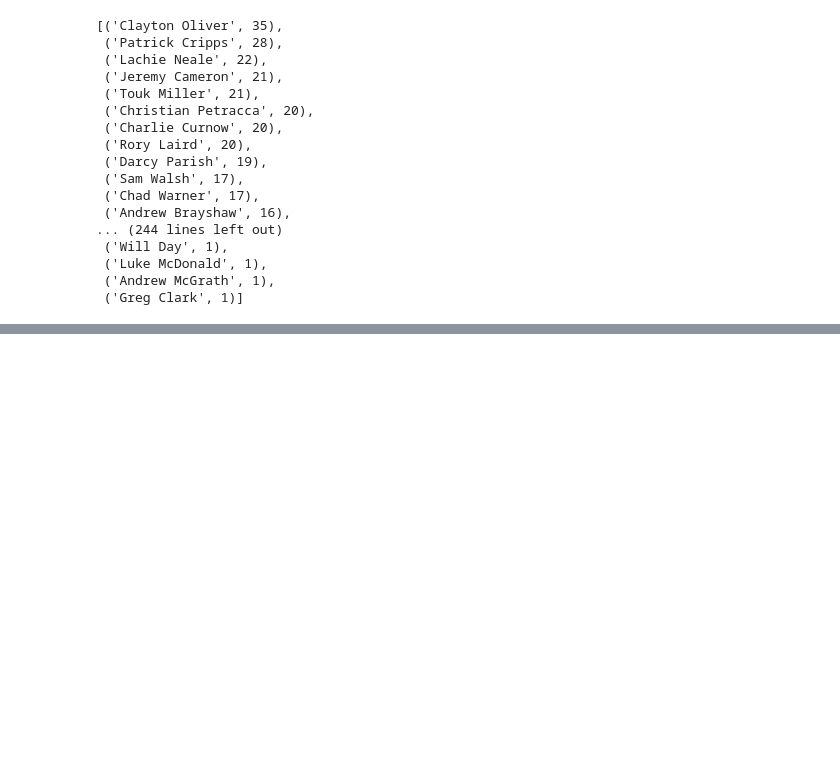
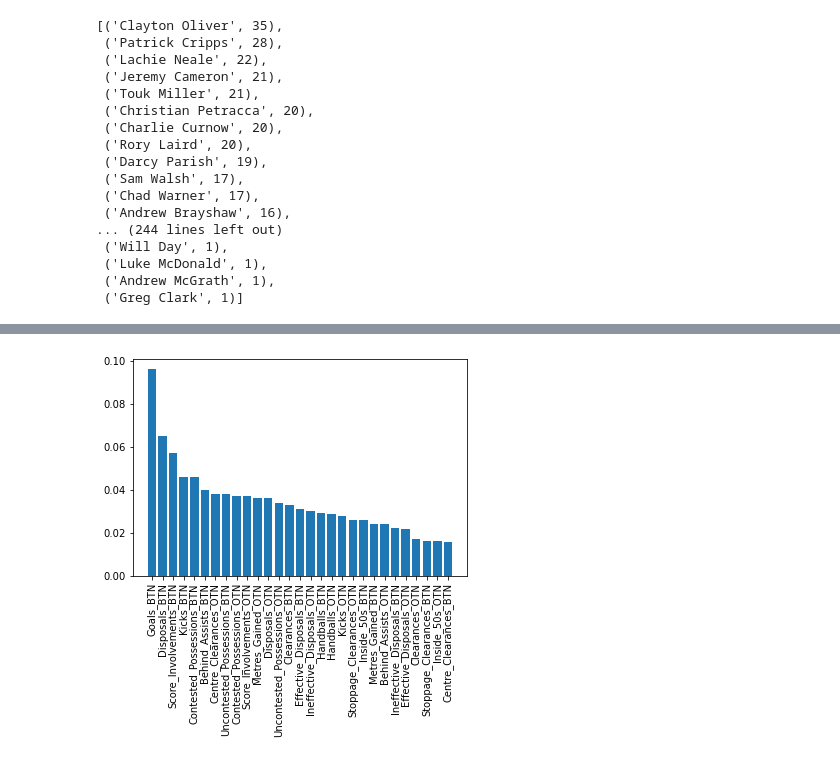
Before and after one commit to TGChenZP/AFLBrownlowPredictor_ML__2023, a Jupyter notebook: notebooks/8_MakePredictions.ipynb, the cells around one changed output, grey strips where cells are left out. Cells and saved outputs as stored; diff of their text form; code cells hidden in the pictures; blank space fills up the shorter version.

```diff
--- a/notebooks/8_MakePredictions.ipynb
+++ b/notebooks/8_MakePredictions.ipynb
@@ -84,0 +115,5 @@ tally_list
+# %%
+feature_importance2 = pd.DataFrame({'Features': model2.feature_name(), 'Importance': model2.feature_importance()})
+feature_importance2['Importance'] = feature_importance2['Importance']/sum(feature_importance2['Importance'])
+feature_importance2 = feature_importance2.sort_values('Importance', ascending=False)
+feature_importance2
@@ -84,0 +138,6 @@ tally_list
+# %%
+fig, ax = plt.subplots();
+ax.bar(height= feature_importance2['Importance'],  x = feature_importance2['Features']);
+ax.set_xticklabels(feature_importance2['Features'], rotation = 90);
+# %% [output]
+[figure, added]
```
Also changed, not shown: parts of 5 cells of this notebook, 11 other files.
